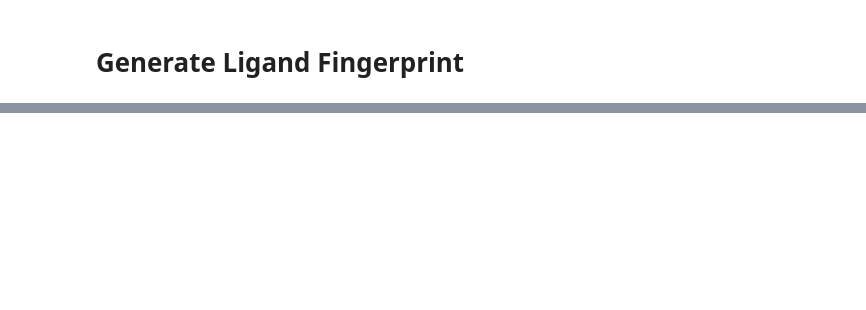
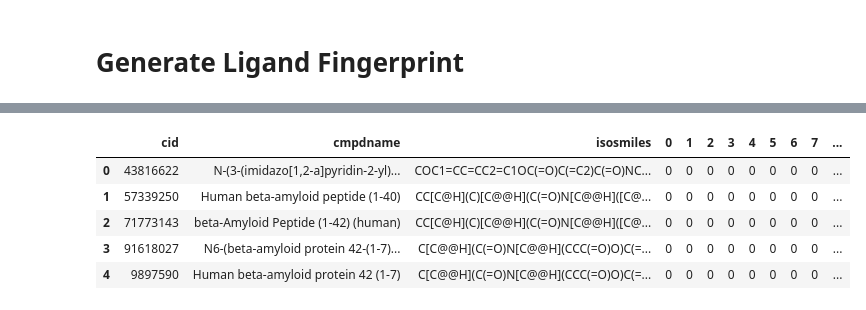
Before and after one commit to fzl-22/in-silico-approach-on-herbal-compound-identification, a Jupyter notebook: src/main.ipynb, the cells around one changed output, grey strips where cells are left out. Cells and saved outputs as stored; diff of their text form; code cells hidden in the pictures; blank space fills up the shorter version.

```diff
--- a/src/main.ipynb
+++ b/src/main.ipynb
@@ -294,0 +300,10 @@ org.openscience.cdk.fingerprint.BitSetFingerprint@486ea44b
+# %%
+compound_fingerprints_df = pd.concat([compounds_compact_summary_df, list_of_ligand_fingerprints_df], axis=1)
+compound_fingerprints_df.head()
+# %% [output]
+|  | cid | cmpdname | isosmiles | 0 | 1 | 2 | 3 | 4 | 5 | 6 | 7 | ... |
+| 0 | 43816622 | N-(3-(imidazo[1,2-a]pyridin-2-yl)... | COC1=CC=CC2=C1OC(=O)C(=C2)C(=O)NC... | 0 | 0 | 0 | 0 | 0 | 0 | 0 | 0 | ... |
+| 1 | 57339250 | Human beta-amyloid peptide (1-40) | CC[C@H](C)[C@@H](C(=O)N[C@@H]([C@... | 0 | 0 | 0 | 0 | 0 | 0 | 0 | 0 | ... |
+| 2 | 71773143 | beta-Amyloid Peptide (1-42) (human) | CC[C@H](C)[C@@H](C(=O)N[C@@H]([C@... | 0 | 0 | 0 | 0 | 0 | 0 | 0 | 0 | ... |
+| 3 | 91618027 | N6-(beta-amyloid protein 42-(1-7)... | C[C@@H](C(=O)N[C@@H](CCC(=O)O)C(=... | 0 | 0 | 0 | 0 | 0 | 0 | 0 | 0 | ... |
+| 4 | 9897590 | Human beta-amyloid protein 42 (1-7) | C[C@@H](C(=O)N[C@@H](CCC(=O)O)C(=... | 0 | 0 | 0 | 0 | 0 | 0 | 0 | 0 | ... |
```
Also changed, not shown: parts of 5 cells of this notebook, 4 other files.
